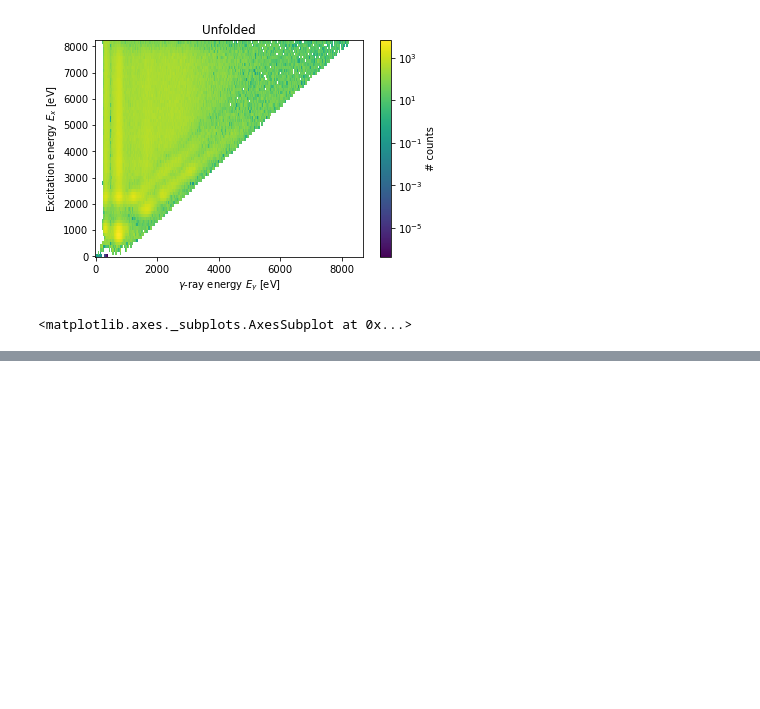
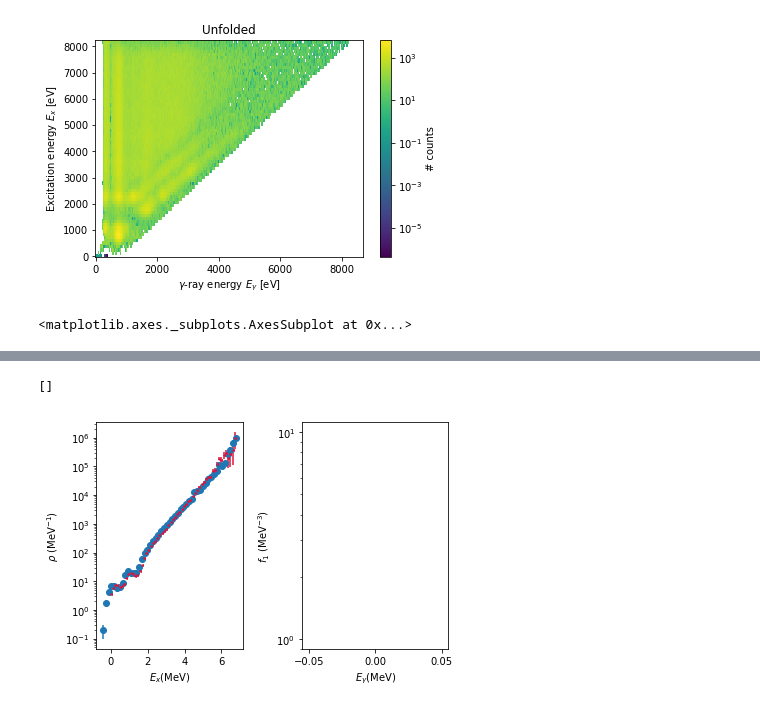
Before and after one commit to fzeiser/oslo_method_python, a Jupyter notebook: notebooks/develop.ipynb, the cells around one changed output, grey strips where cells are left out. Drawn from its saved outputs; the diff is of its cells as text; code cells hidden in the pictures; blank space fills up the shorter version.

```diff
--- a/notebooks/develop.ipynb
+++ b/notebooks/develop.ipynb
@@ -187,7 +163,8 @@ except:
         base = "Dy164/error_propagation_ensemble/firstgen-{:d}.m"
         mat = om.Matrix()
         mat.load(base.format(i))
-        mat.values[mat.values < 0] = 0
+        mat.fill_negative(window_size=20)
+        mat.remove_negative()
         #mat = om.Matrix(ensemble.firstgen_ensemble[i],
         #             Ex=std.Ex,
         #             Eg=std.Eg)
@@ -326,43 +261,52 @@ ax2.errorbar(gsf_ens[0].E_array, gsf_mean, yerr=gsf_std, fmt="o")
 # %%
+import copy
 # just giving it a try
-alpha = 0.0023
-const = 0.02*1e-3
+alpha = 2
+const = 1
 
-#alpha = 9.99999393e-05
-#const = 4.99994376e-03
+rho_ens_initialMeV = copy.deepcopy(rho_ens_initial)
+gsf_ens_initialMeV = copy.deepcopy(gsf_ens_initial)
 
-rho_ens = [vec.transform(alpha=alpha, const=const) for vec in rho_ens_initial]
-gsf_ens = [vec.transform(alpha=alpha) for vec in gsf_ens_initial]
+E_array = rho_ens_initial[0].E_array/1e3
+for i in range(len(rho_ens_initialMeV)):
+    rho_ens_initialMeV[i].E_array = E_array
+E_array = rho_ens_initial[0].E_array/1e3
+for vec in gsf_ens_initialMeV:
+    gsf_ens_initialMeV[i].E_array = E_array
 
-#nld, nld_std = transform_with_std(rho_ens[0].E_array, rho_mean, rho_std, const=0.02*1e-3)
-#gsf, gsf_std = transform_with_std(gsf_ens[0].E_array, gsf_mean, gsf_std)
+rho_ens = [vec.transform(alpha=alpha, const=const) for vec in rho_ens_initialMeV]
+gsf_ens = [vec.transform(alpha=alpha) for vec in gsf_ens_initialMeV]
 
 rho_mean = np.mean([vec.values for vec in rho_ens], axis=0)
 gsf_mean = np.mean([vec.values for vec in gsf_ens], axis=0)
 
 rho_std = np.std([vec.values for vec in rho_ens], axis=0)
 gsf_std = np.std([vec.values for vec in gsf_ens], axis=0)
-print(rho_std/rho_mean)
 
 yscale ="log"
 fig, (ax1,ax2) = plt.subplots(1,2)
 ax1.errorbar(rho_ens[0].E_array, rho_mean, yerr=rho_std, fmt="o")
 ax2.errorbar(gsf_ens[0].E_array, gsf_mean, yerr=gsf_std, fmt="o")
 ax1.set_yscale(yscale)
 ax2.set_yscale(yscale)
 
-try:
-    ax1.plot(nld_ext[:,0],nld_ext[:,1])
-    ax1.plot(discretes[:,0],discretes[:,1])
-except:
-    pass
+ax1.set_ylabel(r"$\rho \,\, (\mathrm{MeV}^{-1})$")
+ax2.set_ylabel(r"$f_1 \,\, (\mathrm{MeV}^{-3})$")
+
+ax1.set_xlabel(r"$E_x (\mathrm{MeV})$")
+ax2.set_xlabel(r"$E_\gamma (\mathrm{MeV})$")
 
 # Load and add published, normalized data:
 rho_published = np.loadtxt("Dy164/data/rho164dy.txt", skiprows=2)
-rho_published[:, 1] *= 1000
+#rho_published[:, 1] *= 1000
 ax1.errorbar(rho_published[:, 1], rho_published[:, 2], yerr=rho_published[:, 3],
                       fmt="<", markersize=2, color="crimson",
                       label=r"$\rho$, Nyhus $\textit{et\,\,al.}$")
+plt.tight_layout()
+plt.plot()
+# %% [output]
+[]
+[figure, added]
 # %%
 # find_norm
 
```
Also changed, not shown: parts of 11 cells of this notebook, 5 other files.
